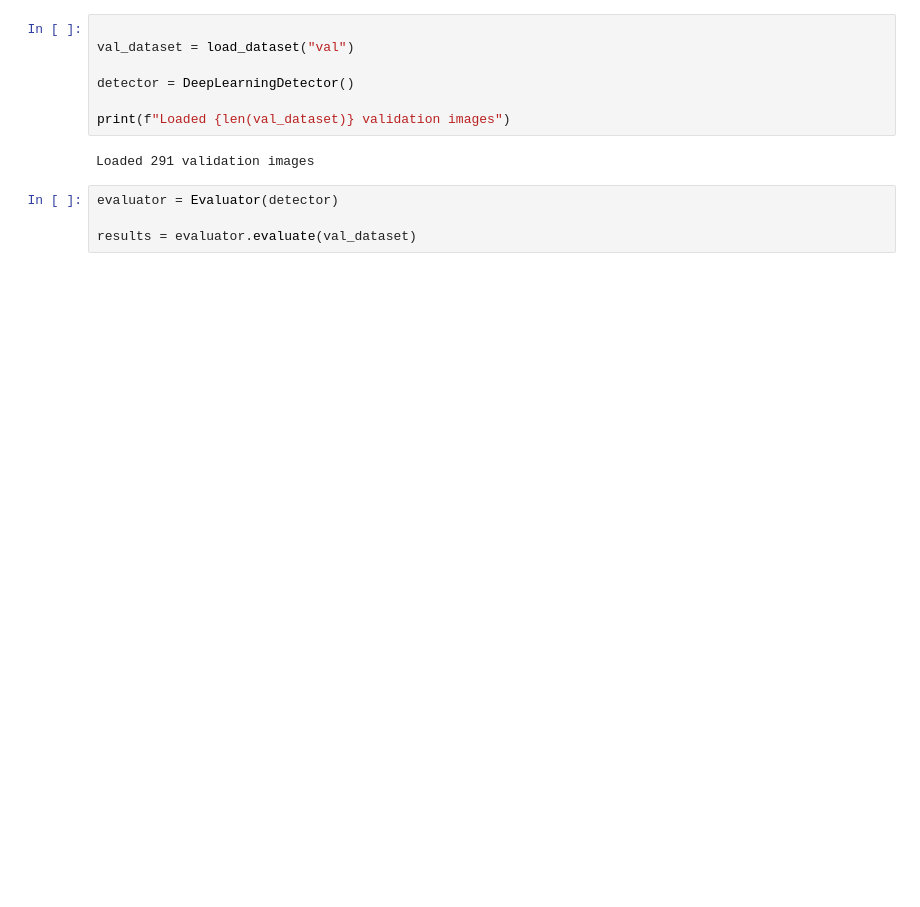
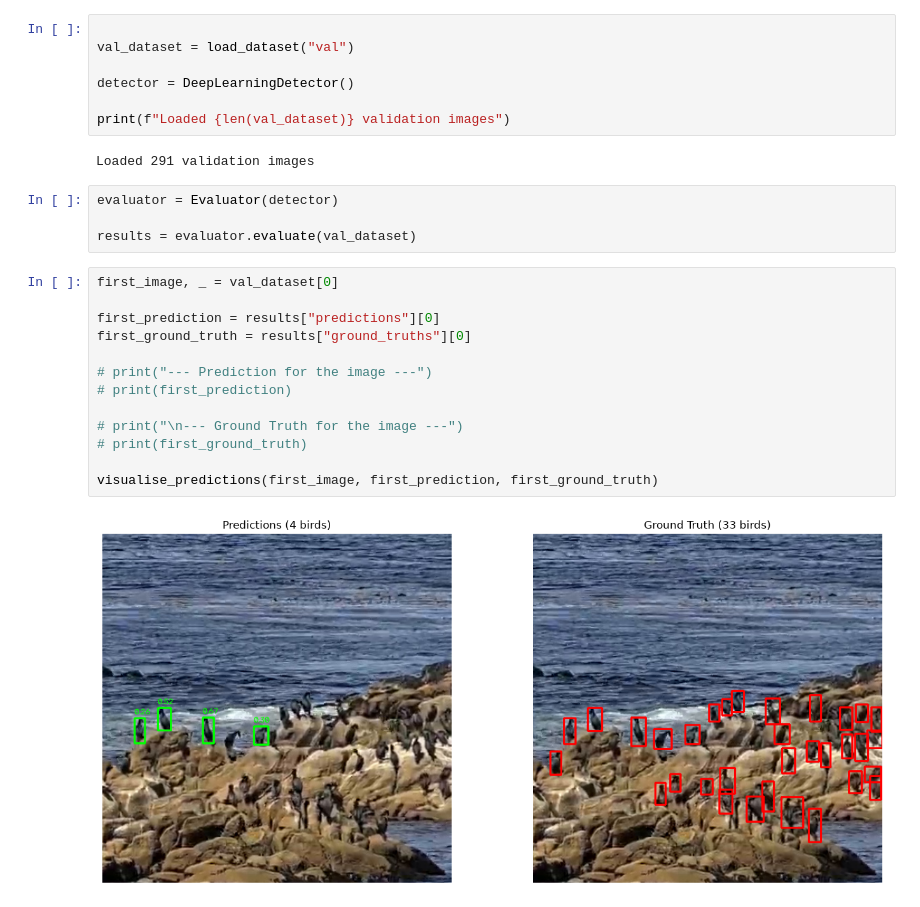
Before and after one commit to yuvran7700/basilisk, a Jupyter notebook: src/methods/deep_learning/deeplearning.ipynb, the cells around one changed output. Saved outputs shown, nothing was run; the diff lists cells and outputs as text; blank space fills up the shorter version.

```diff
--- a/src/methods/deep_learning/deeplearning.ipynb
+++ b/src/methods/deep_learning/deeplearning.ipynb
@@ -23,3 +24,18 @@ Loaded 291 validation images
 evaluator = Evaluator(detector)
 
 results = evaluator.evaluate(val_dataset)
+# %%
+first_image, _ = val_dataset[0]
+
+first_prediction = results["predictions"][0]
+first_ground_truth = results["ground_truths"][0]
+
+# print("--- Prediction for the image ---")
+# print(first_prediction)
+
+# print("\n--- Ground Truth for the image ---")
+# print(first_ground_truth)
+
+visualise_predictions(first_image, first_prediction, first_ground_truth)
+# %% [output]
+[figure, added]
```
Also changed, not shown: parts of 3 cells of this notebook, 3 other files.
